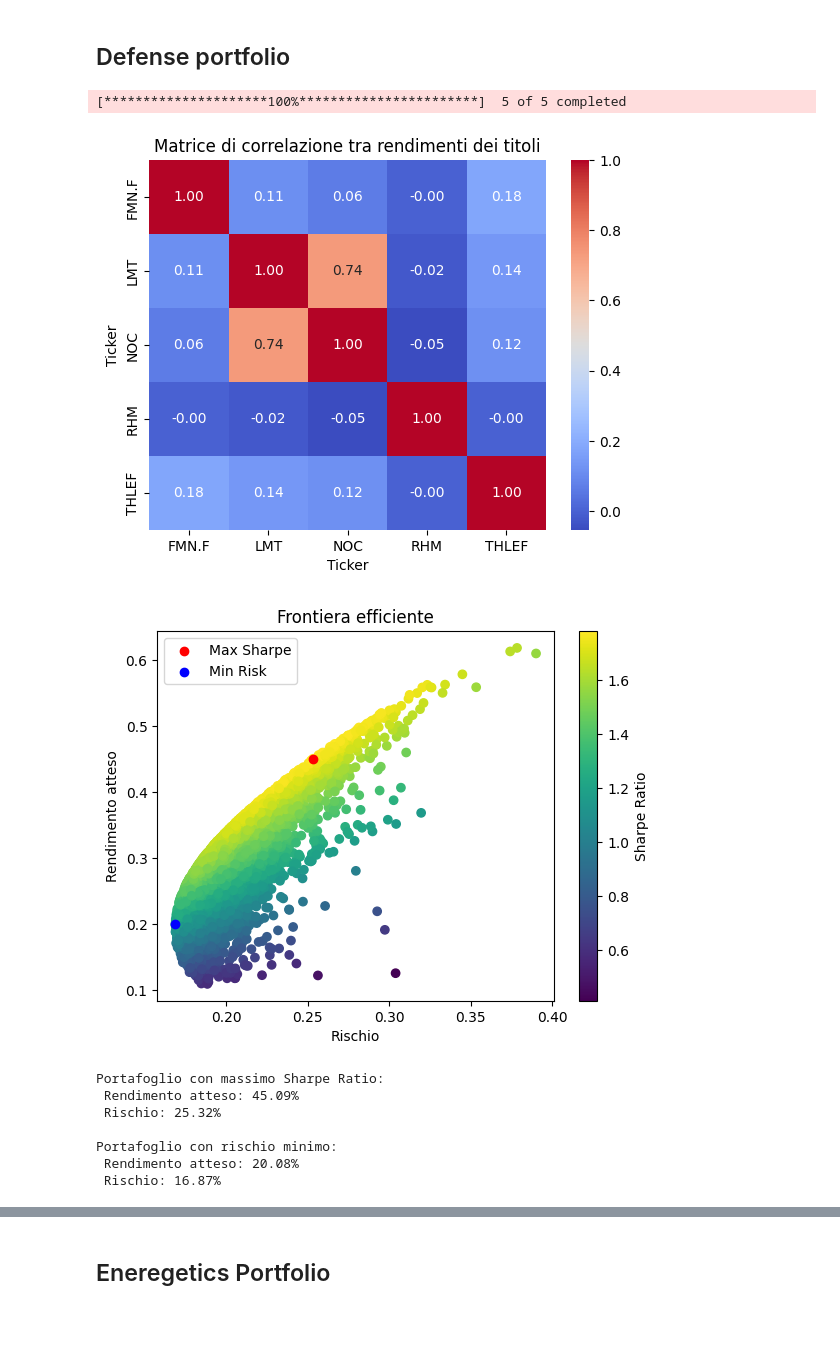
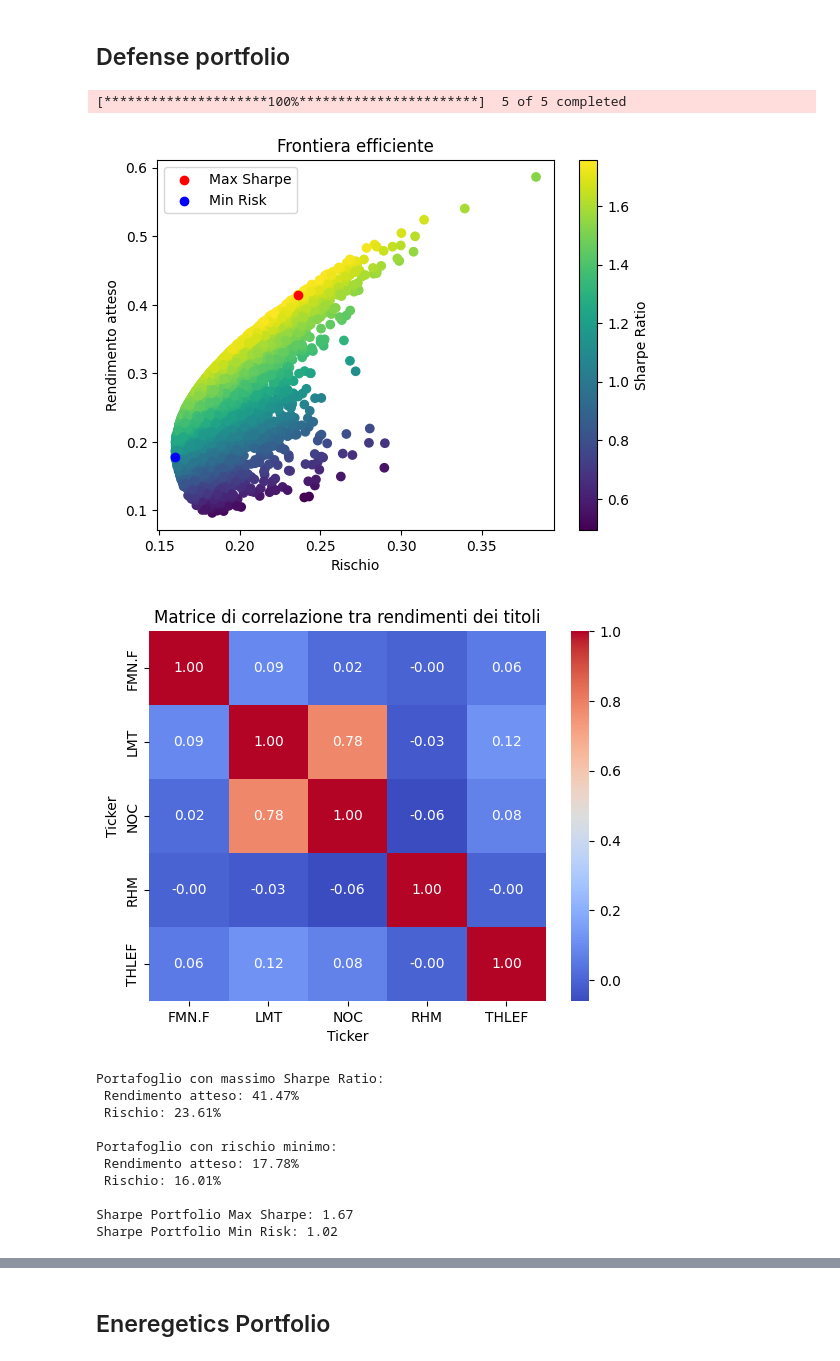
Before and after one commit to krssclaire/portfolio-theory-defense-shares-study, a Jupyter notebook: notebook/teoria-portafoglio.ipynb, the cells around one changed output, grey strips where cells are left out. Saved outputs shown, nothing was run; the diff lists cells and outputs as text; code cells hidden in the pictures; blank space fills up the shorter version.

Commit message:
Update notebook code
- Edit the date of analysis
- Improve Defense Portfolio code
- Add Benchmark to compare the portfolio with

```diff
--- a/notebook/teoria-portafoglio.ipynb
+++ b/notebook/teoria-portafoglio.ipynb
@@ -16,7 +16,7 @@ import seaborn as sns
 tickers = ['LMT', 'RHM', 'NOC', 'THLEF', 'FMN.F']
 
 # download adjusted data for each ticker
-data = yf.download(tickers, start='2022-02-24', end='2025-07-01')['Close']
+data = yf.download(tickers, start='2022-02-24', end='2025-02-24')['Close']
 
 # MuliIndex fix --> new update of yfinance
 returns = data.pct_change().dropna()    # daily returns
@@ -24,12 +24,6 @@ mean_returns = returns.mean() * 252     # mean annual returns
 cov_matrix = returns.cov() * 252        # annual covariance matrix
 correlation_matrix = returns.corr()     # annual correlation matrix
 num_portfolios = 10000                  # num of simulations
-
-# visualize correlation matrix
-plt.figure()
-sns.heatmap(correlation_matrix, annot=True, cmap='coolwarm', fmt='.2f')
-plt.title('Matrice di correlazione tra rendimenti dei titoli')
-plt.show()
 
 # prepare arrays for results
 results = np.zeros((3, num_portfolios))
@@ -54,42 +48,58 @@ for i in range(num_portfolios):
 results_df = pd.DataFrame({
     'Return': results[0],
     'Risk': results[1],
     'Sharpe Ratio': results[2]
 })
 
 # max return and min risk
 max_sharpe_idx = results_df['Sharpe Ratio'].idxmax()
 max_sharpe_portfolio = results_df.loc[max_sharpe_idx]
 min_risk_idx = results_df['Risk'].idxmin()
 min_risk_portfolio = results_df.loc[min_risk_idx]
 
 # graph plot
 plt.scatter(results_df['Risk'], results_df['Return'], c=results_df['Sharpe Ratio'], cmap='viridis')
 plt.colorbar(label='Sharpe Ratio')
 plt.scatter(max_sharpe_portfolio['Risk'], max_sharpe_portfolio['Return'], color='red', label='Max Sharpe')
 plt.scatter(min_risk_portfolio['Risk'], min_risk_portfolio['Return'], color='blue', label='Min Risk')
 plt.title('Frontiera efficiente')
 plt.xlabel('Rischio')
 plt.ylabel('Rendimento atteso')
 plt.legend()
 plt.show()
 
-# print details of ptimized portfolios
+# visualize correlation matrix
+plt.figure()
+sns.heatmap(correlation_matrix, annot=True, cmap='coolwarm', fmt='.2f')
+plt.title('Matrice di correlazione tra rendimenti dei titoli')
+plt.show()
+
+# print details of optimized portfolios
 print("Portafoglio con massimo Sharpe Ratio:")
 print(f" Rendimento atteso: {max_sharpe_portfolio['Return']:.2%}")
 print(f" Rischio: {max_sharpe_portfolio['Risk']:.2%}")
-print()
-print("Portafoglio con rischio minimo:")
+print("\nPortafoglio con rischio minimo:")
 print(f" Rendimento atteso: {min_risk_portfolio['Return']:.2%}")
 print(f" Rischio: {min_risk_portfolio['Risk']:.2%}")
+
+# portfolio sharpe ratio
+risk_free = 0.02        # 2% per year
+max_sharpe_ratio = (0.4090 - risk_free) / 0.233
+min_sharpe_ratio = (0.1827 - risk_free) / 0.16
+
+print(f"\nSharpe Portfolio Max Sharpe: {max_sharpe_ratio:.2f}")
+print(f"Sharpe Portfolio Min Risk: {min_sharpe_ratio:.2f}")
 # %% [output]
 [*********************100%***********************]  5 of 5 completed
-[figure, old version]
+[figure, new version]
-[figure, old version]
+[figure, new version]
 Portafoglio con massimo Sharpe Ratio:
- Rendimento atteso: 45.09%
- Rischio: 25.32%
+ Rendimento atteso: 41.47%
+ Rischio: 23.61%
 
 Portafoglio con rischio minimo:
- Rendimento atteso: 20.08%
- Rischio: 16.87%
+ Rendimento atteso: 17.78%
+ Rischio: 16.01%
+
+Sharpe Portfolio Max Sharpe: 1.67
+Sharpe Portfolio Min Risk: 1.02
```
Also changed, not shown: parts of 2 cells of this notebook.
